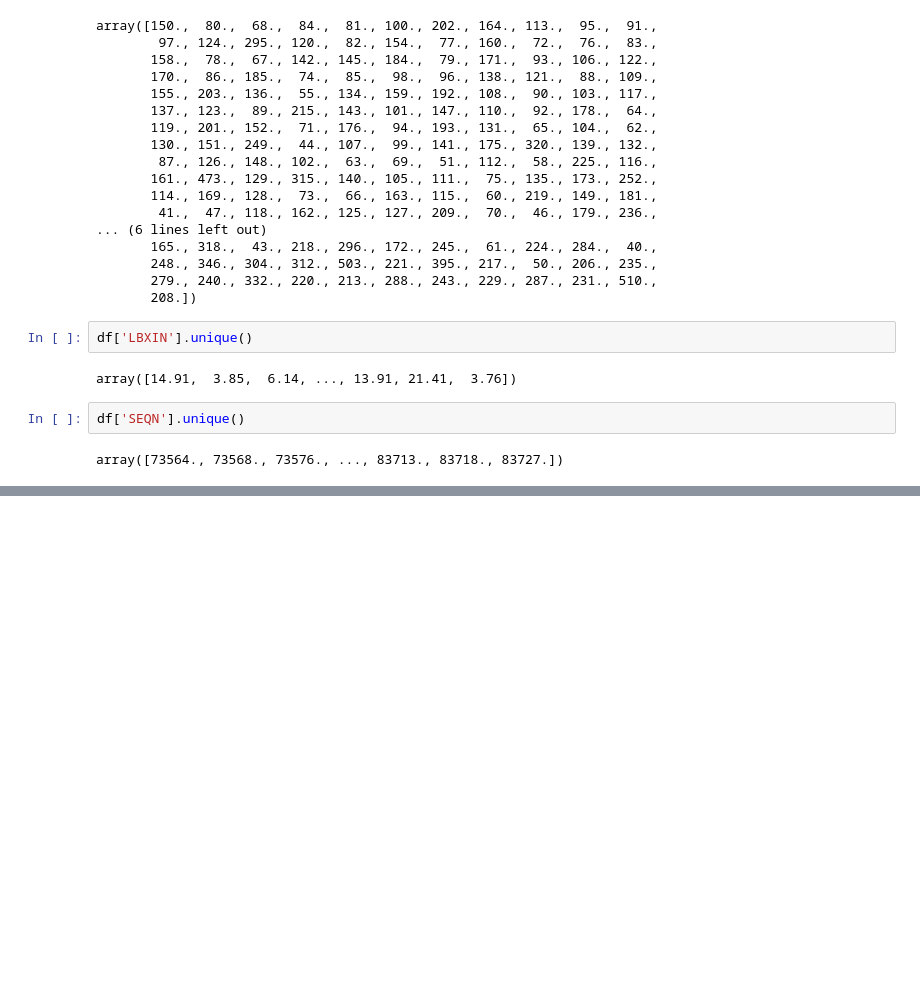
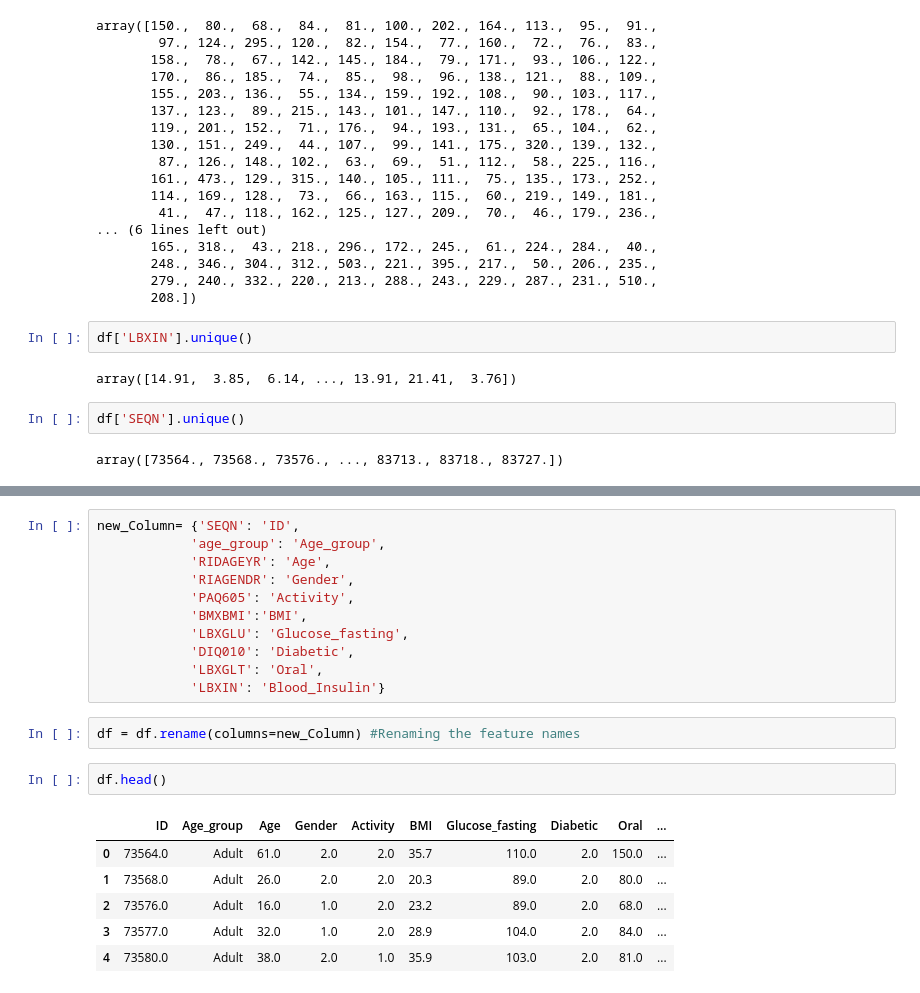
Before and after one commit to Ayomide-ola/Health-analysis, a Jupyter notebook: Integrated_CA .ipynb, the cells around one changed output, grey strips where cells are left out. Saved outputs shown, nothing was run; the diff lists cells and outputs as text; blank space fills up the shorter version.

Commit message:
Renaming variables

```diff
--- a/Integrated_CA .ipynb
+++ b/Integrated_CA .ipynb
@@ -320,0 +322,22 @@ As ealier stated, to enhance data understanding i am going to rename each variab
+# %%
+new_Column= {'SEQN': 'ID',
+            'age_group': 'Age_group',
+            'RIDAGEYR': 'Age',
+            'RIAGENDR': 'Gender',
+            'PAQ605': 'Activity',
+            'BMXBMI':'BMI',
+            'LBXGLU': 'Glucose_fasting',
+            'DIQ010': 'Diabetic',
+            'LBXGLT': 'Oral',
+            'LBXIN': 'Blood_Insulin'}
+# %%
+df = df.rename(columns=new_Column) #Renaming the feature names
+# %%
+df.head()
+# %% [output]
+|  | ID | Age_group | Age | Gender | Activity | BMI | Glucose_fasting | Diabetic | Oral | ... |
+| 0 | 73564.0 | Adult | 61.0 | 2.0 | 2.0 | 35.7 | 110.0 | 2.0 | 150.0 | ... |
+| 1 | 73568.0 | Adult | 26.0 | 2.0 | 2.0 | 20.3 | 89.0 | 2.0 | 80.0 | ... |
+| 2 | 73576.0 | Adult | 16.0 | 1.0 | 2.0 | 23.2 | 89.0 | 2.0 | 68.0 | ... |
+| 3 | 73577.0 | Adult | 32.0 | 1.0 | 2.0 | 28.9 | 104.0 | 2.0 | 84.0 | ... |
+| 4 | 73580.0 | Adult | 38.0 | 2.0 | 1.0 | 35.9 | 103.0 | 2.0 | 81.0 | ... |
```
Also changed, not shown: parts of 19 cells of this notebook.
